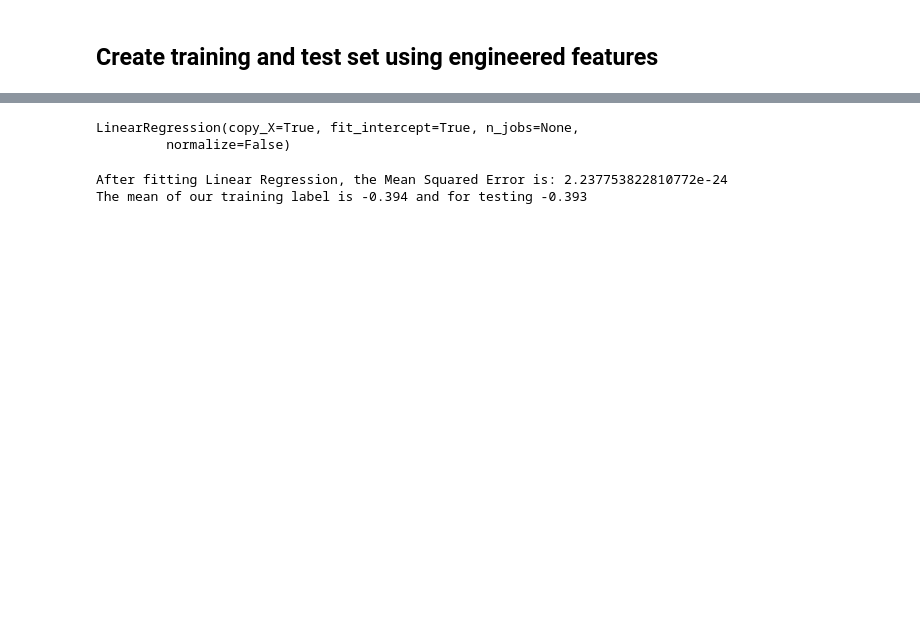
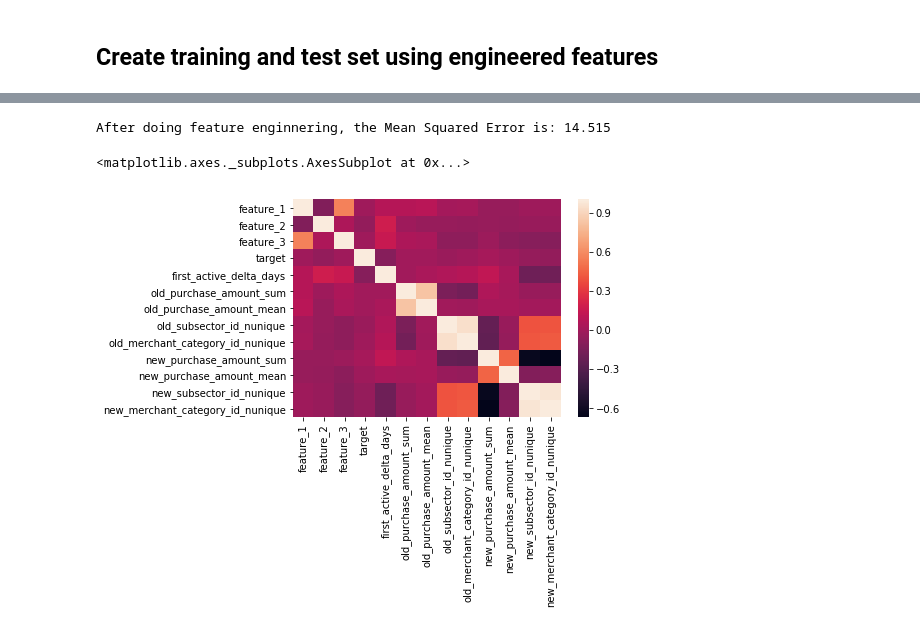
Before and after one commit to kevinhanna/Elo_kaggle, a Jupyter notebook: Team 3 Group Project.ipynb, the cells around one changed output, grey strips where cells are left out. Cells and saved outputs as stored; diff of their text form; code cells hidden in the pictures; blank space fills up the shorter version.

```diff
--- a/Team 3 Group Project.ipynb
+++ b/Team 3 Group Project.ipynb
@@ -284,19 +302,50 @@ print(X_test.shape)
-# %%
-# reg = linear_model.Ridge(alpha=.5)
-reg = LinearRegression()
-reg.fit(X, y)
-# %% [output]
-LinearRegression(copy_X=True, fit_intercept=True, n_jobs=None,
-         normalize=False)
-# %%
-y_pred_reg = reg.predict(X_test)
-mse = mean_squared_error(y_test, y_pred_reg)
-
-y_mean = train_labels.mean()
-y_test_mean = test_labels.mean()
-
-print("After fitting Linear Regression, the Mean Squared Error is: {}".format(mse))
-print("The mean of our training label is {:0.3f} and for testing {:0.3f}".format(y_mean, y_test_mean))
-# %% [output]
-After fitting Linear Regression, the Mean Squared Error is: 2.237753822810772e-24
-The mean of our training label is -0.394 and for testing -0.393
+# %%
+def calculate_engineered():
+    # Grab only the features since ndarrays need to be homogeneous
+    training = train[train.columns[1:]]
+    del training['target']
+    labels = train[['target']]
+
+    data_len = len(training)
+    mask = np.random.rand(data_len) < 0.8
+
+    train_data = training.values[mask]
+    train_labels = labels.values.flatten()[mask]
+    test_data = training.values[~mask]
+    test_labels = labels.values.flatten()[~mask]
+
+    X = train_data
+    y = train_labels
+
+    X_test = test_data
+    y_test = test_labels
+
+    reg = LinearRegression()
+    reg.fit(X, y)
+
+    y_pred_reg = reg.predict(X_test)
+    mse = mean_squared_error(y_test, y_pred_reg)
+
+    y_mean = train_labels.mean()
+    y_test_mean = test_labels.mean()
+
+    print("After doing feature enginnering, the Mean Squared Error is: {:0.3f}".format(mse))
+
+    return mse
+
+
+engineered_mse = calculate_engineered()
+# %% [output]
+After doing feature enginnering, the Mean Squared Error is: 14.515
+# %%
+import seaborn as sns
+
+train_sm = train[train.columns[1:]][:1000]
+corr = train_sm.corr()
+
+sns.heatmap(corr,
+        xticklabels=corr.columns,
+        yticklabels=corr.columns)
+# %% [output]
+<matplotlib.axes._subplots.AxesSubplot at 0x...>
+[figure, added]
```
Also changed, not shown: parts of 9 cells of this notebook.
